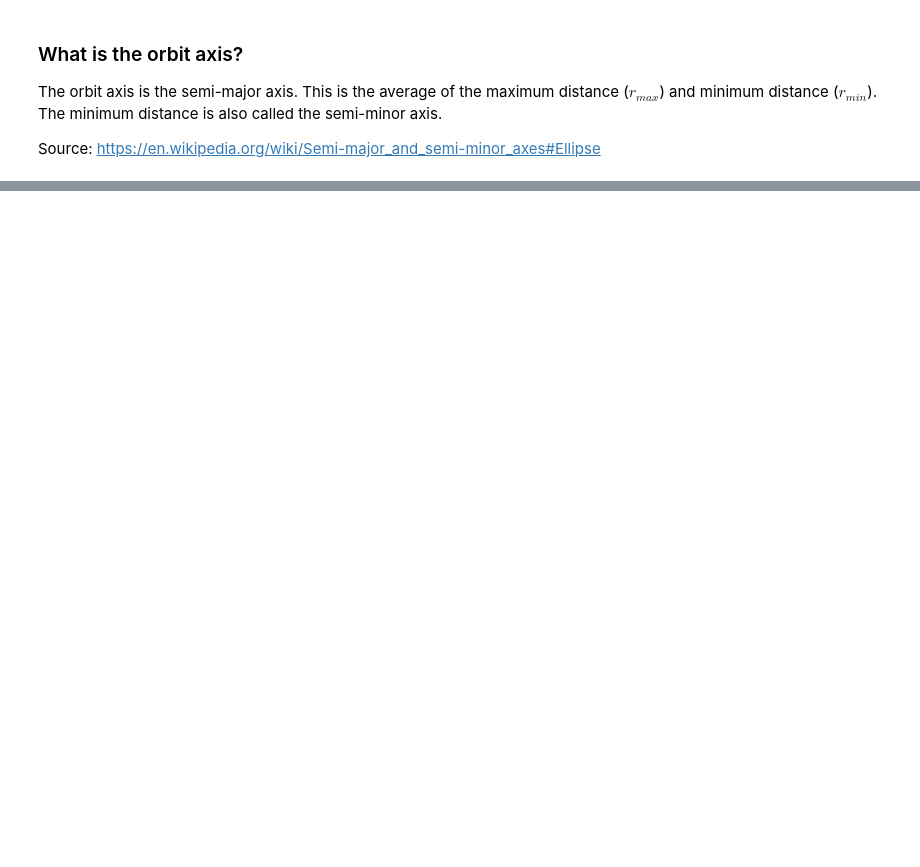
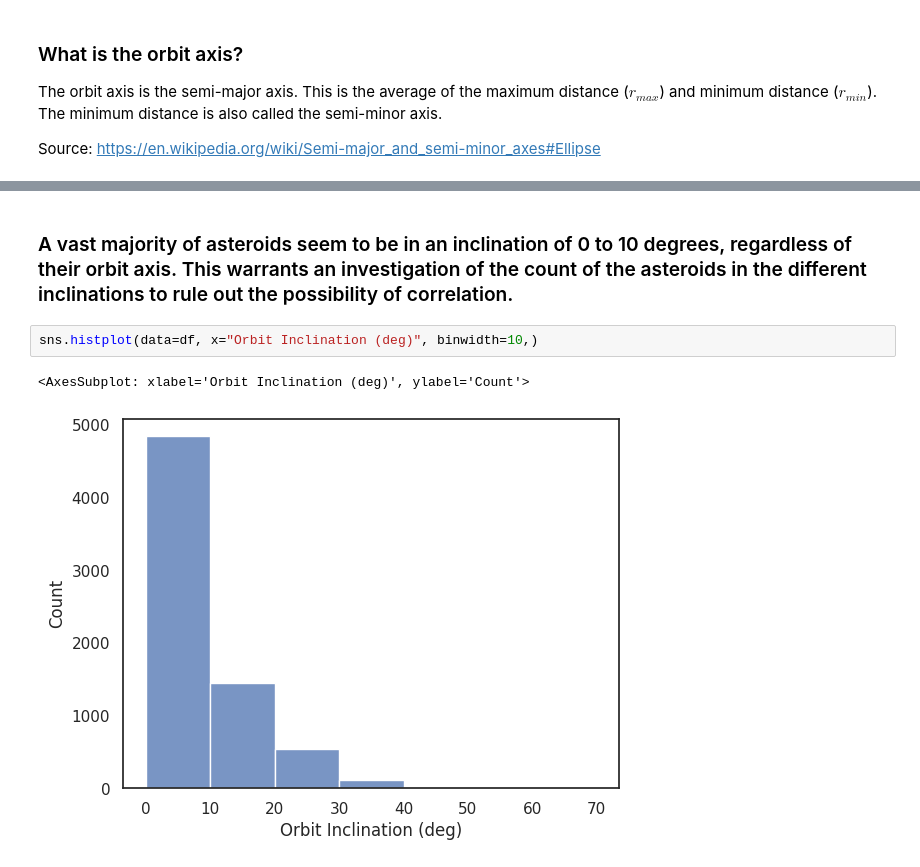
Before and after one commit to ubco-W2022T2-data301/project-group-group34, a Jupyter notebook: analysis/analysis2.ipynb, the cells around one changed output, grey strips where cells are left out. Saved outputs shown, nothing was run; the diff lists cells and outputs as text; blank space fills up the shorter version.

```diff
--- a/analysis/analysis2.ipynb
+++ b/analysis/analysis2.ipynb
@@ -96,0 +70,7 @@ Source: https://en.wikipedia.org/wiki/Orbital_inclination
+# %% [markdown]
+### A vast majority of asteroids seem to be in an inclination of 0 to 10 degrees, regardless of their orbit axis. This warrants an investigation of the count of the asteroids in the different inclinations to rule out the possibility of correlation.
+# %%
+sns.histplot(data=df, x="Orbit Inclination (deg)", binwidth=10,)
+# %% [output]
+<AxesSubplot: xlabel='Orbit Inclination (deg)', ylabel='Count'>
+[figure, added]
```
Also changed, not shown: parts of 29 cells of this notebook.
